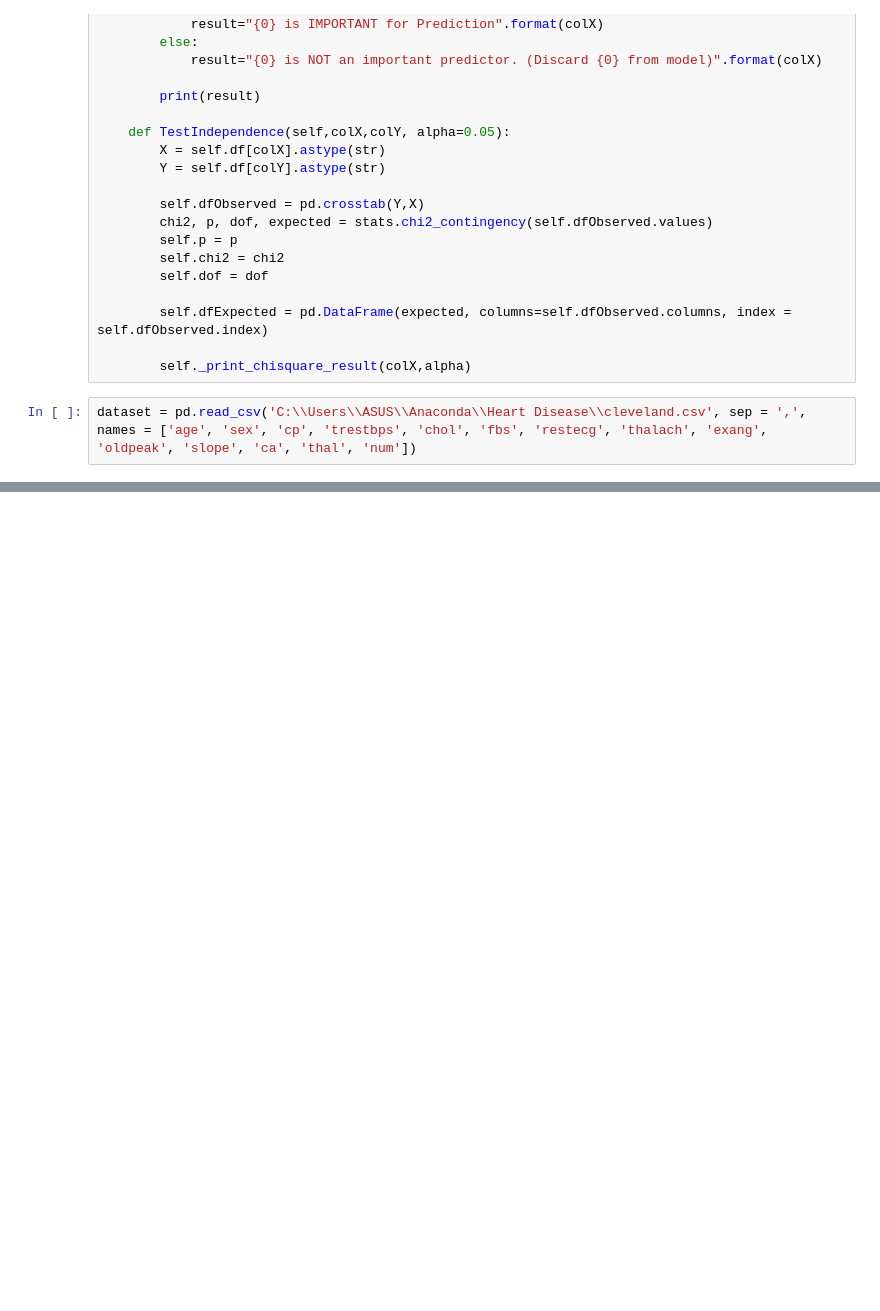
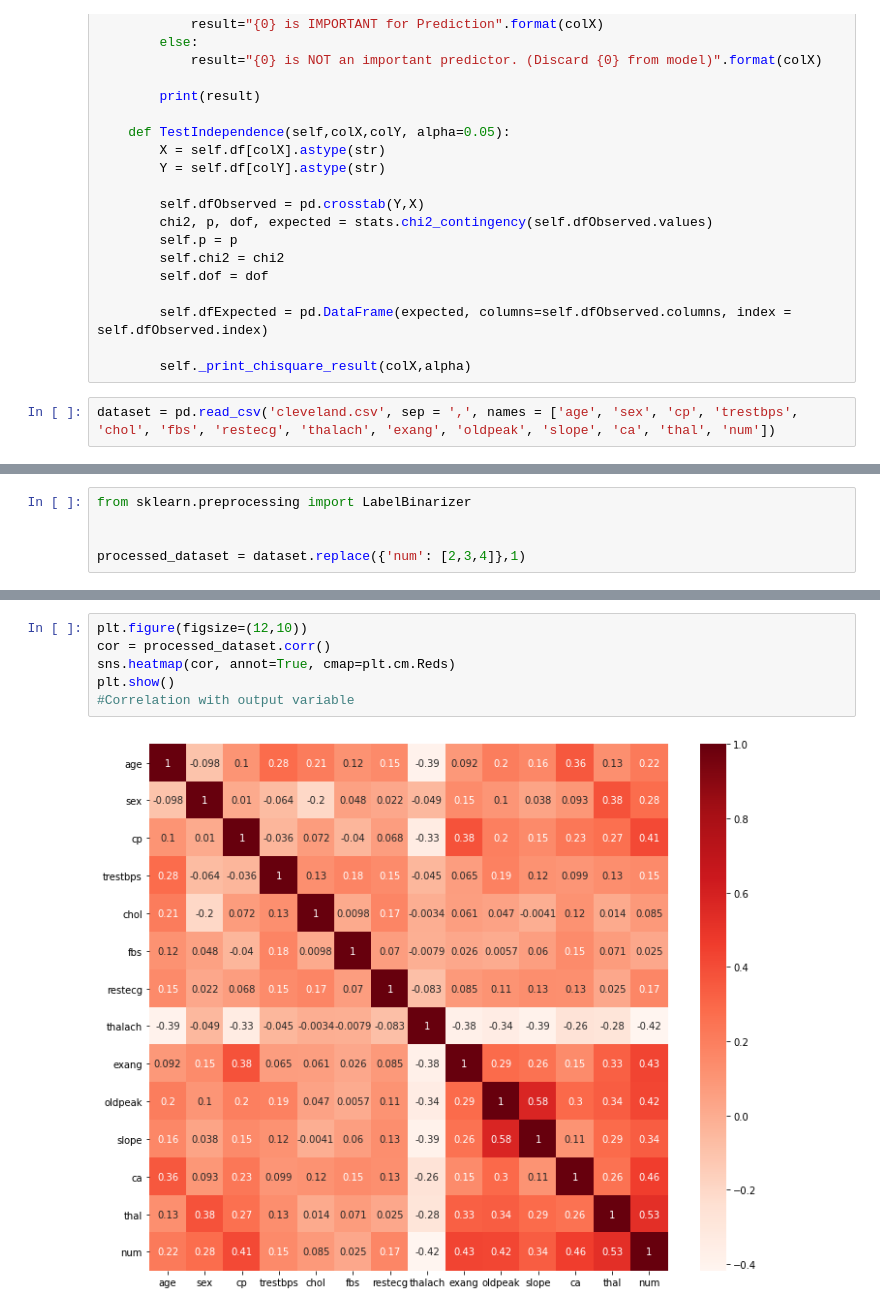
Before and after one commit to HilmyFI/HeartDisease, a Jupyter notebook: Heart Disease.ipynb, the cells around one changed output, grey strips where cells are left out. Cells and saved outputs as stored; diff of their text form; blank space fills up the shorter version.

```diff
--- a/Heart Disease.ipynb
+++ b/Heart Disease.ipynb
@@ -47,4 +47,4 @@ class ChiSquare:
 
         self._print_chisquare_result(colX,alpha)
 # %%
-dataset = pd.read_csv('C:\\Users\\ASUS\\Anaconda\\Heart Disease\\cleveland.csv', sep = ',', names = ['age', 'sex', 'cp', 'trestbps', 'chol', 'fbs', 'restecg', 'thalach', 'exang', 'oldpeak', 'slope', 'ca', 'thal', 'num'])
+dataset = pd.read_csv('cleveland.csv', sep = ',', names = ['age', 'sex', 'cp', 'trestbps', 'chol', 'fbs', 'restecg', 'thalach', 'exang', 'oldpeak', 'slope', 'ca', 'thal', 'num'])
@@ -88,0 +70,5 @@ dtype: int64
+# %%
+from sklearn.preprocessing import LabelBinarizer
+
+
+processed_dataset = dataset.replace({'num': [2,3,4]},1)
@@ -88,0 +94,8 @@ dtype: int64
+# %%
+plt.figure(figsize=(12,10))
+cor = processed_dataset.corr()
+sns.heatmap(cor, annot=True, cmap=plt.cm.Reds)
+plt.show()
+#Correlation with output variable
+# %% [output]
+[figure, added]
```
Also changed, not shown: parts of 20 cells of this notebook, 1 other file.
